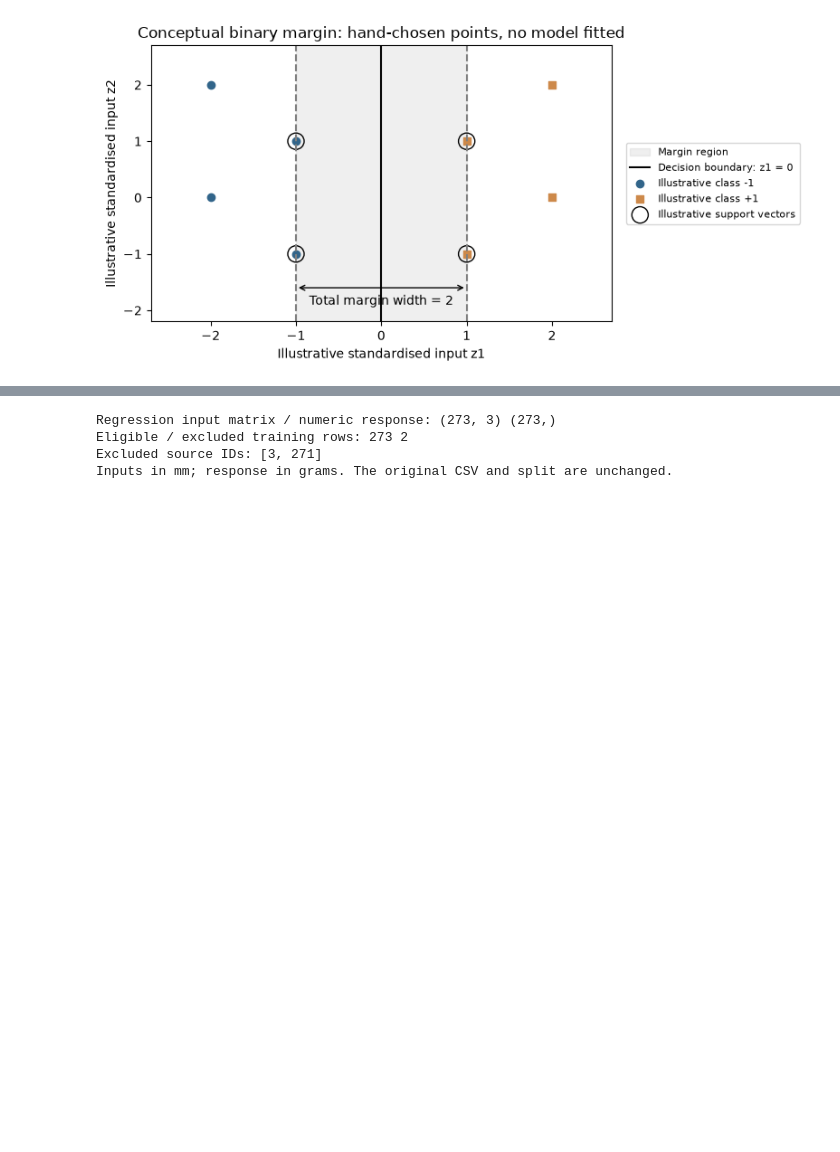
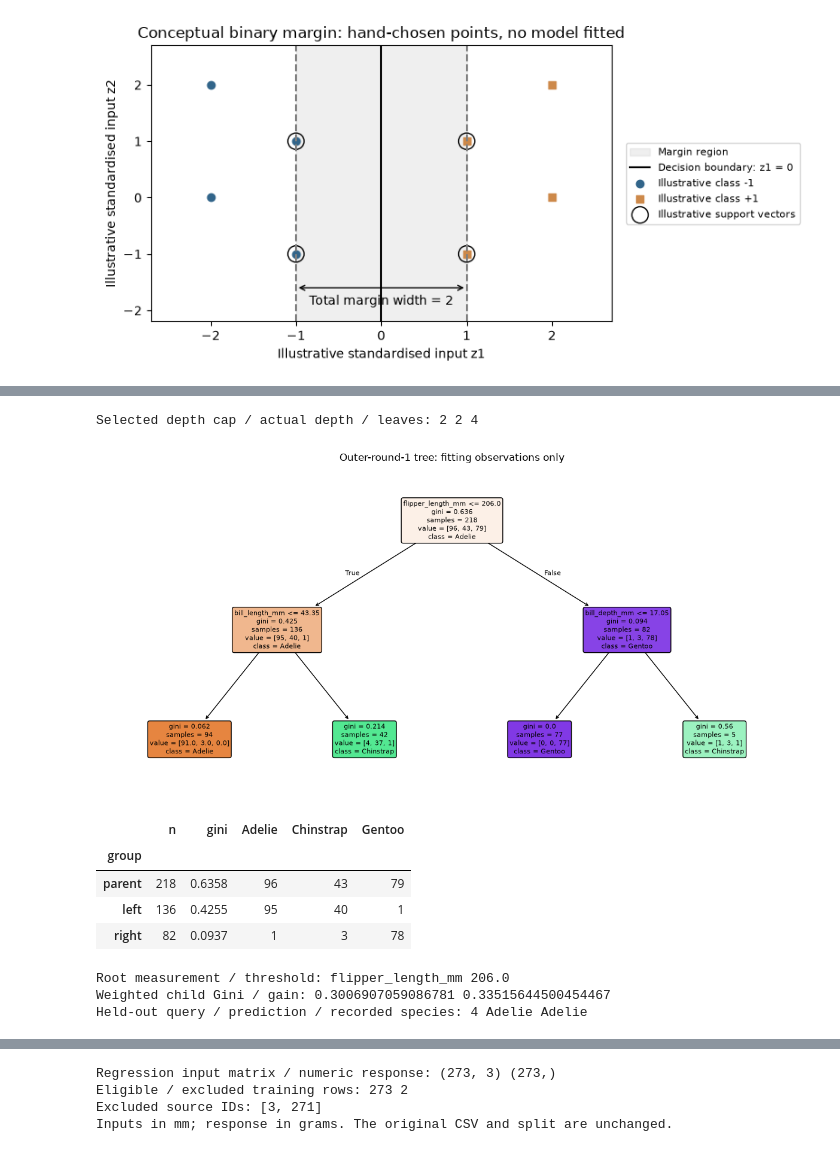
Before and after one commit to marcosrobinat2/penguins-ml-submission, a Jupyter notebook: 02_supervised_learning.ipynb, the cells around one changed output, grey strips where cells are left out. Drawn from its saved outputs; the diff is of its cells as text; code cells hidden in the pictures; blank space fills up the shorter version.

```diff
--- a/02_supervised_learning.ipynb
+++ b/02_supervised_learning.ipynb
@@ -1141,0 +529,19 @@ All held-out SVM errors, in original source-row order; no rows are removed
+# %%
+pooled_rows = []
+assessment_predictions = {'Majority reference': reference_oof, **{name: nested_predictions[name] for name in families}}
+for name, predictions in assessment_predictions.items():
+    matrix = confusion_matrix(y_train, predictions, labels=CLASS_ORDER)
+    assert matrix.sum() == len(y_train)
+    tp = np.diag(matrix)
+    manual_f1 = 2*tp/(matrix.sum(axis=0)+matrix.sum(axis=1))
+    precision, recall, f1, support = precision_recall_fscore_support(
+        y_train, predictions, labels=CLASS_ORDER, zero_division=0)
+    np.testing.assert_allclose(manual_f1, f1)
+    pooled_rows.append({'model': name, 'accuracy': accuracy_score(y_train, predictions),
+                        'pooled_macro_F1': f1.mean()})
+    print(name, ': pooled development confusion counts')
+    display(pd.DataFrame(matrix, index=CLASS_ORDER, columns=CLASS_ORDER))
+    display(pd.DataFrame({'precision':precision,'recall':recall,'F1':f1,'support':support}, index=CLASS_ORDER).round(4))
+pooled_classification = pd.DataFrame(pooled_rows).set_index('model')
+print('Pooled OOF scores, not mean fold scores:')
+display(pooled_classification.round(4))
@@ -1141,0 +636,33 @@ All held-out SVM errors, in original source-row order; no rows are removed
+# %%
+from sklearn.tree import plot_tree, export_text
+first_tree = first_outer_models['Decision tree']
+print('Selected depth cap / actual depth / leaves:', first_tree.max_depth, first_tree.get_depth(), first_tree.get_n_leaves())
+fig, ax = plt.subplots(figsize=(12, 6))
+plot_tree(first_tree, feature_names=FEATURES, class_names=first_tree.classes_.tolist(),
+          filled=True, rounded=True, fontsize=8, ax=ax)
+ax.set_title('Outer-round-1 tree: fitting observations only'); plt.tight_layout(); plt.show()
+feature = first_tree.tree_.feature[0]; threshold = first_tree.tree_.threshold[0]
+left = explain_fit.iloc[:, feature].le(threshold)
+root_rows = []
+for group, labels in [('parent', explain_labels), ('left', explain_labels.loc[left]), ('right', explain_labels.loc[~left])]:
+    counts = labels.value_counts().reindex(CLASS_ORDER, fill_value=0)
+    gini = 1-np.square(counts/len(labels)).sum()
+    root_rows.append({'group':group,'n':len(labels),'gini':gini, **counts.to_dict()})
+root_check = pd.DataFrame(root_rows).set_index('group')
+np.testing.assert_allclose(root_check.loc['parent','gini'], first_tree.tree_.impurity[0])
+weighted_child_gini = (root_check.loc[['left','right'],'n']*root_check.loc[['left','right'],'gini']).sum()/len(explain_fit)
+display(root_check.round(4))
+print('Root measurement / threshold:', FEATURES[feature], threshold)
+print('Weighted child Gini / gain:', weighted_child_gini, root_check.loc['parent','gini']-weighted_child_gini)
+print('Held-out query / prediction / recorded species:', query.index[0], first_tree.predict(query)[0], y_train.loc[query.index[0]])
+# %% [output]
+Selected depth cap / actual depth / leaves: 2 2 4
+[figure, added]
+|  | n | gini | Adelie | Chinstrap | Gentoo |
+| group |  |  |  |  |  |
+| parent | 218 | 0.6358 | 96 | 43 | 79 |
+| left | 136 | 0.4255 | 95 | 40 | 1 |
+| right | 82 | 0.0937 | 1 | 3 | 78 |
+Root measurement / threshold: flipper_length_mm 206.0
+Weighted child Gini / gain: 0.3006907059086781 0.33515644500454467
+Held-out query / prediction / recorded species: 4 Adelie Adelie
```
Also changed, not shown: parts of 88 cells of this notebook, 2 other files.
